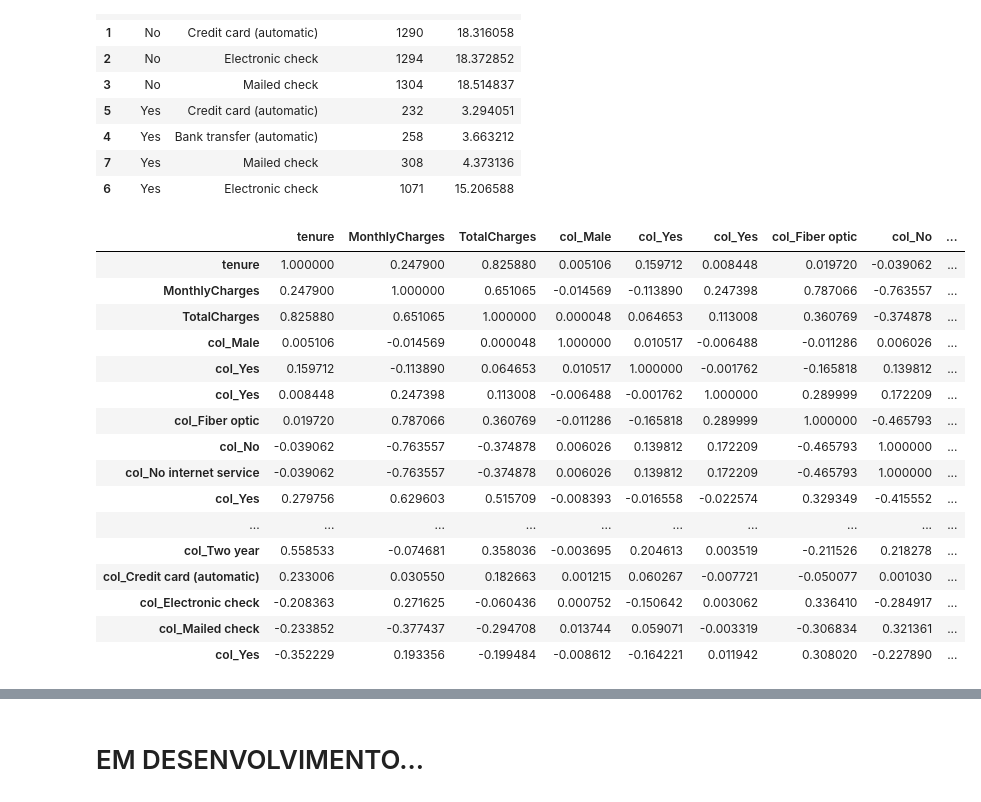
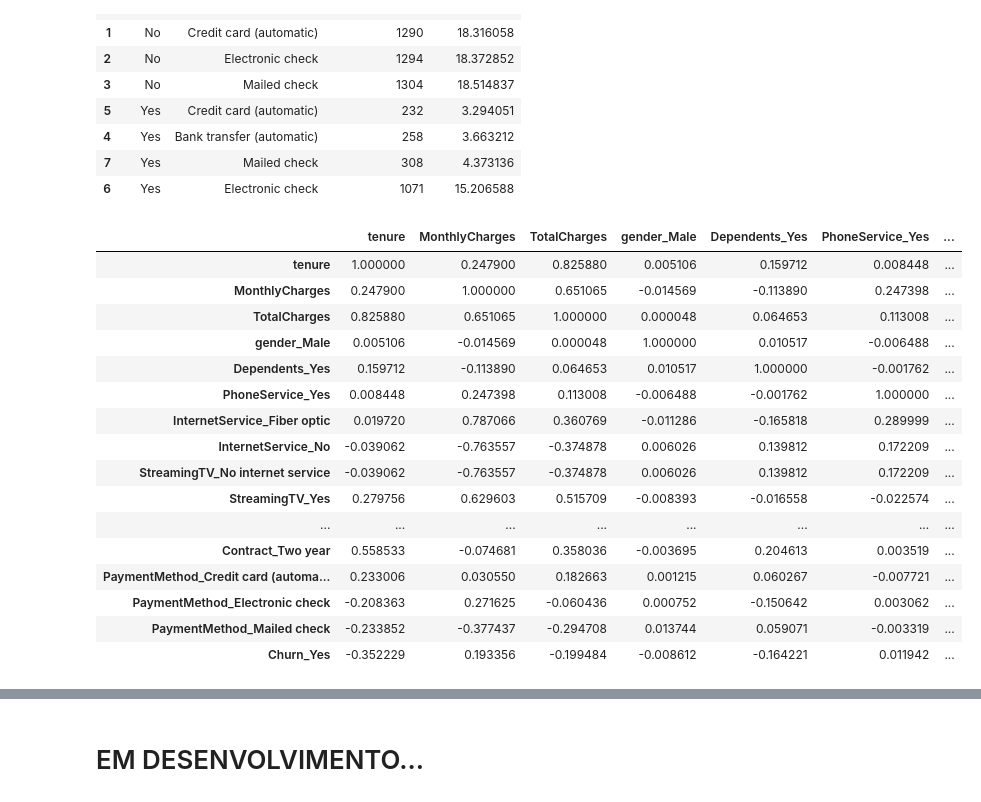
Before and after one commit to diogobueno-analytics/churn-prediction-ibm-telco, a Jupyter notebook: churn_prediction_ibm.ipynb, the cells around one changed output, grey strips where cells are left out. Cells and saved outputs as stored; diff of their text form; code cells hidden in the pictures.

```diff
--- a/churn_prediction_ibm.ipynb
+++ b/churn_prediction_ibm.ipynb
@@ -231,33 +231,33 @@ churn_payment.sort_values(by=['Churn','total_percent'])
 # %%
 # Utilizando ger_dummies, para transformação das colunas em binários, que considerei relevantes para correlacionar.
 # Em formato de texto não funciona a correlação.
 
 df_dummies = pd.get_dummies(
     df[['gender','Dependents','PhoneService','InternetService','StreamingTV','MultipleLines','Contract','PaymentMethod','Churn','tenure',
        'MonthlyCharges','TotalCharges']],
     columns=['gender','Dependents','PhoneService','InternetService','StreamingTV','MultipleLines','Contract','PaymentMethod','Churn'],
-    prefix='col',
+    #prefix='col',
     drop_first=True,
     dtype=int
 )
 
 df_corr = df_dummies.corr()
 df_corr
 # %% [output]
-|  | tenure | MonthlyCharges | TotalCharges | col_Male | col_Yes | col_Yes | col_Fiber optic | col_No | ... |
-| tenure | 1.000000 | 0.247900 | 0.825880 | 0.005106 | 0.159712 | 0.008448 | 0.019720 | -0.039062 | ... |
-| MonthlyCharges | 0.247900 | 1.000000 | 0.651065 | -0.014569 | -0.113890 | 0.247398 | 0.787066 | -0.763557 | ... |
-| TotalCharges | 0.825880 | 0.651065 | 1.000000 | 0.000048 | 0.064653 | 0.113008 | 0.360769 | -0.374878 | ... |
-| col_Male | 0.005106 | -0.014569 | 0.000048 | 1.000000 | 0.010517 | -0.006488 | -0.011286 | 0.006026 | ... |
-| col_Yes | 0.159712 | -0.113890 | 0.064653 | 0.010517 | 1.000000 | -0.001762 | -0.165818 | 0.139812 | ... |
-| col_Yes | 0.008448 | 0.247398 | 0.113008 | -0.006488 | -0.001762 | 1.000000 | 0.289999 | 0.172209 | ... |
-| col_Fiber optic | 0.019720 | 0.787066 | 0.360769 | -0.011286 | -0.165818 | 0.289999 | 1.000000 | -0.465793 | ... |
-| col_No | -0.039062 | -0.763557 | -0.374878 | 0.006026 | 0.139812 | 0.172209 | -0.465793 | 1.000000 | ... |
-| col_No internet service | -0.039062 | -0.763557 | -0.374878 | 0.006026 | 0.139812 | 0.172209 | -0.465793 | 1.000000 | ... |
-| col_Yes | 0.279756 | 0.629603 | 0.515709 | -0.008393 | -0.016558 | -0.022574 | 0.329349 | -0.415552 | ... |
-| ... | ... | ... | ... | ... | ... | ... | ... | ... | ... |
-| col_Two year | 0.558533 | -0.074681 | 0.358036 | -0.003695 | 0.204613 | 0.003519 | -0.211526 | 0.218278 | ... |
-| col_Credit card (automatic) | 0.233006 | 0.030550 | 0.182663 | 0.001215 | 0.060267 | -0.007721 | -0.050077 | 0.001030 | ... |
-| col_Electronic check | -0.208363 | 0.271625 | -0.060436 | 0.000752 | -0.150642 | 0.003062 | 0.336410 | -0.284917 | ... |
-| col_Mailed check | -0.233852 | -0.377437 | -0.294708 | 0.013744 | 0.059071 | -0.003319 | -0.306834 | 0.321361 | ... |
-| col_Yes | -0.352229 | 0.193356 | -0.199484 | -0.008612 | -0.164221 | 0.011942 | 0.308020 | -0.227890 | ... |
+|  | tenure | MonthlyCharges | TotalCharges | gender_Male | Dependents_Yes | PhoneService_Yes | ... |
+| tenure | 1.000000 | 0.247900 | 0.825880 | 0.005106 | 0.159712 | 0.008448 | ... |
+| MonthlyCharges | 0.247900 | 1.000000 | 0.651065 | -0.014569 | -0.113890 | 0.247398 | ... |
+| TotalCharges | 0.825880 | 0.651065 | 1.000000 | 0.000048 | 0.064653 | 0.113008 | ... |
+| gender_Male | 0.005106 | -0.014569 | 0.000048 | 1.000000 | 0.010517 | -0.006488 | ... |
+| Dependents_Yes | 0.159712 | -0.113890 | 0.064653 | 0.010517 | 1.000000 | -0.001762 | ... |
+| PhoneService_Yes | 0.008448 | 0.247398 | 0.113008 | -0.006488 | -0.001762 | 1.000000 | ... |
+| InternetService_Fiber optic | 0.019720 | 0.787066 | 0.360769 | -0.011286 | -0.165818 | 0.289999 | ... |
+| InternetService_No | -0.039062 | -0.763557 | -0.374878 | 0.006026 | 0.139812 | 0.172209 | ... |
+| StreamingTV_No internet service | -0.039062 | -0.763557 | -0.374878 | 0.006026 | 0.139812 | 0.172209 | ... |
+| StreamingTV_Yes | 0.279756 | 0.629603 | 0.515709 | -0.008393 | -0.016558 | -0.022574 | ... |
+| ... | ... | ... | ... | ... | ... | ... | ... |
+| Contract_Two year | 0.558533 | -0.074681 | 0.358036 | -0.003695 | 0.204613 | 0.003519 | ... |
+| PaymentMethod_Credit card (automa... | 0.233006 | 0.030550 | 0.182663 | 0.001215 | 0.060267 | -0.007721 | ... |
+| PaymentMethod_Electronic check | -0.208363 | 0.271625 | -0.060436 | 0.000752 | -0.150642 | 0.003062 | ... |
+| PaymentMethod_Mailed check | -0.233852 | -0.377437 | -0.294708 | 0.013744 | 0.059071 | -0.003319 | ... |
+| Churn_Yes | -0.352229 | 0.193356 | -0.199484 | -0.008612 | -0.164221 | 0.011942 | ... |
```
Also changed, not shown: parts of 1 cell of this notebook.
